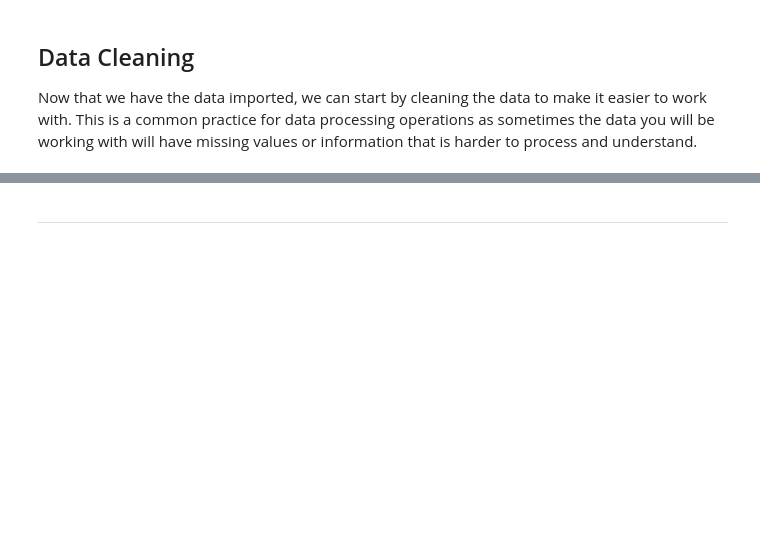
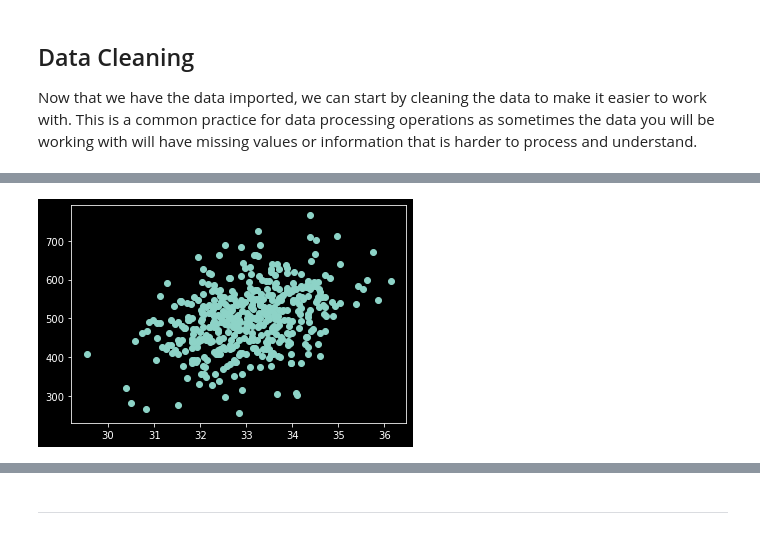
Before and after one commit to Warwick-xSoc/python-course, a Jupyter notebook: week6/w6.ipynb, the cells around one changed output, grey strips where cells are left out. Cells and saved outputs as stored; diff of their text form; code cells hidden in the pictures; blank space fills up the shorter version.

```diff
--- a/week6/w6.ipynb
+++ b/week6/w6.ipynb
@@ -133,0 +160,2 @@ ecommerce_data.describe()
+# %%
+ecommerce_data.dropna(inplace=True)
@@ -133,0 +196,2 @@ ecommerce_data.describe()
+# %%
+ecommerce_data.drop(['Email','Avatar'],axis=1,inplace=True)
@@ -133,0 +211,7 @@ ecommerce_data.describe()
+# %%
+def address_process(address):
+    address_list = address.split(' ')
+    address_state = address_list[-2]
+    return address_state
+
+address_process(ecommerce_data['Address'][0])
@@ -133,0 +220,3 @@ ecommerce_data.describe()
+# %%
+ecommerce_data['Address'] = ecommerce_data['Address'].apply(address_process)
+ecommerce_data.head()
@@ -133,0 +237,9 @@ ecommerce_data.describe()
+# %%
+import matplotlib.pyplot as plt
+%matplotlib inline
+plt.style.use('dark_background')
+
+plt.scatter(ecommerce_data['Avg. Session Length'],ecommerce_data['Yearly Amount Spent'])
+plt.show()
+# %% [output]
+[figure, added]
```
Also changed, not shown: parts of 50 cells of this notebook, 6 other files.
